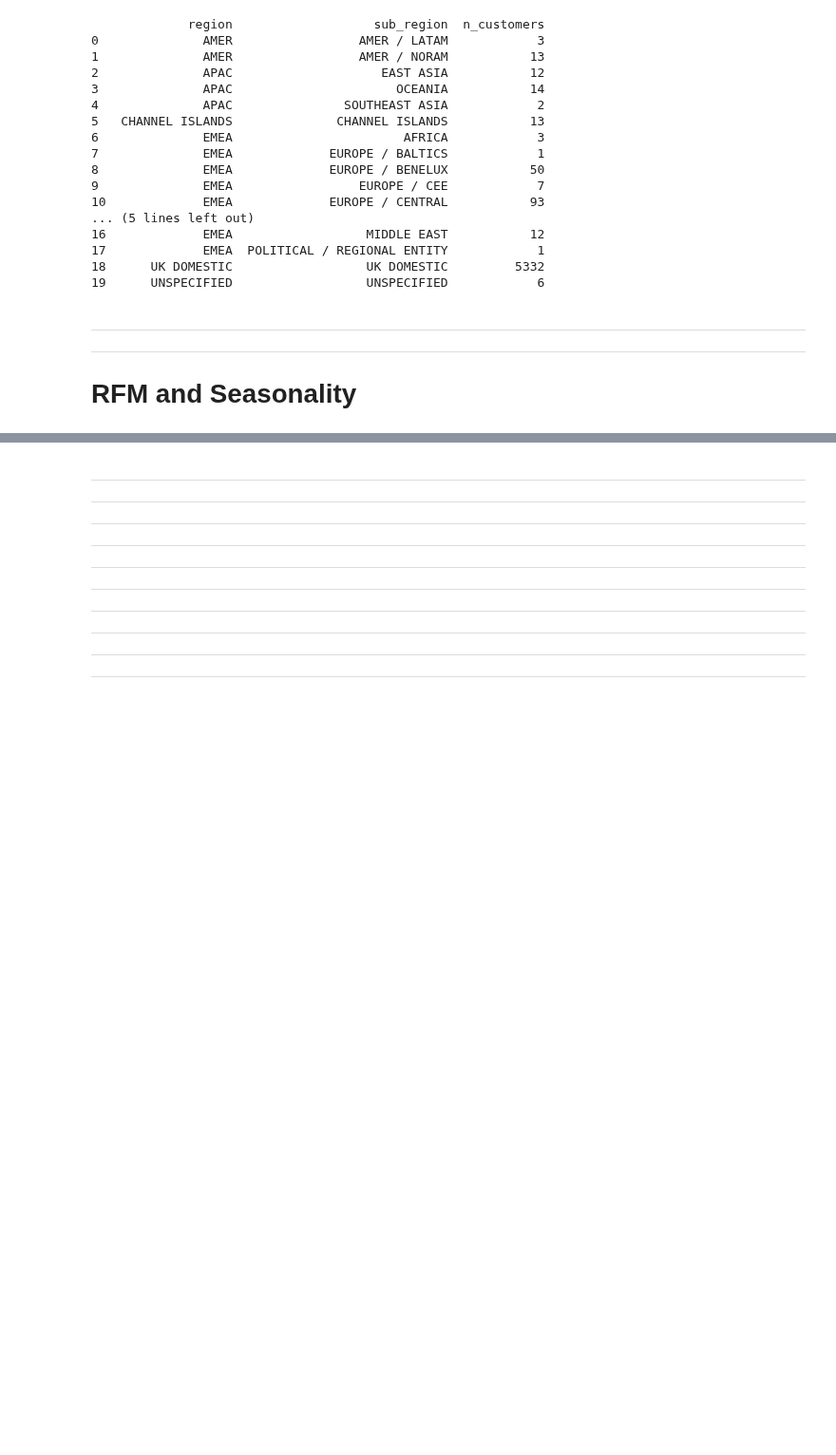
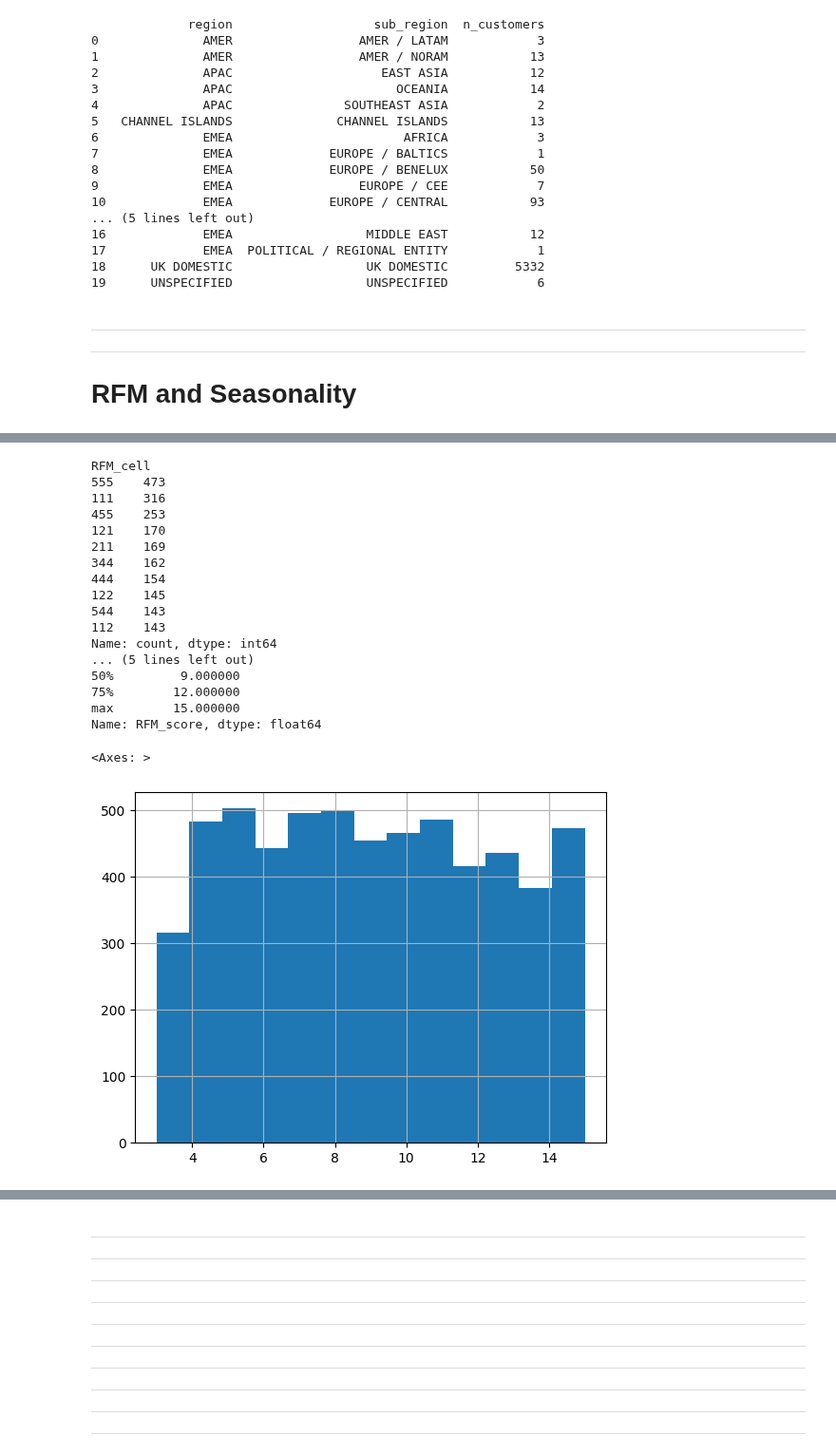
Before and after one commit to sachaplaye/rfm-lifecycle-segmentation, a Jupyter notebook: notebooks/3_data_distributions.ipynb, the cells around one changed output, grey strips where cells are left out. Shown at 95% size. Cells and saved outputs as stored; diff of their text form; code cells hidden in the pictures; blank space fills up the shorter version.

```diff
--- a/notebooks/3_data_distributions.ipynb
+++ b/notebooks/3_data_distributions.ipynb
@@ -667,3 +667,29 @@ print(uniq_region)
 ---
 ---
 # RFM and Seasonality
+# %%
+import pandas as pd
+import numpy as np
+
+# RECENCY — lower days = better, so labels run 5→1 (most recent gets 5)
+customer['R'] = pd.qcut(customer['recency_days'],
+                        q=5,
+                        labels=[5, 4, 3, 2, 1],
+                        duplicates='drop').astype(int)
+
+# FREQUENCY — many customers have n_invoices = 1, 2, 3, which causes qcut
+# to fail on duplicate quantile edges. Rank-then-qcut breaks ties cleanly.
+customer['F'] = pd.qcut(customer['n_invoices'].rank(method='first'),
+                        q=5,
+                        labels=[1, 2, 3, 4, 5]).astype(int)
+
+# MONETARY — higher revenue = better
+customer['M'] = pd.qcut(customer['total_revenue'],
+                        q=5,
+                        labels=[1, 2, 3, 4, 5]).astype(int)
+
+# Combined score for sorting/sanity-checking
+customer['RFM_score'] = customer[['R','F','M']].sum(axis=1)
+customer['RFM_cell'] = (customer['R'].astype(str) +
+                        customer['F'].astype(str) +
+                        customer['M'].astype(str))
@@ -669,0 +706,27 @@ print(uniq_region)
+# %%
+# Top 10 most populated RFM cells — shows where your customer base concentrates
+print(customer['RFM_cell'].value_counts().head(10))
+
+# RFM_score distribution — should look roughly normal-ish, peaked around 9
+print(customer['RFM_score'].describe())
+customer['RFM_score'].hist(bins=13)
+# %% [output]
+RFM_cell
+555    473
+111    316
+455    253
+121    170
+211    169
+344    162
+444    154
+122    145
+544    143
+112    143
+Name: count, dtype: int64
+... (5 lines left out)
+50%         9.000000
+75%        12.000000
+max        15.000000
+Name: RFM_score, dtype: float64
+<Axes: >
+[figure, added]
```
Also changed, not shown: parts of 18 cells of this notebook.
